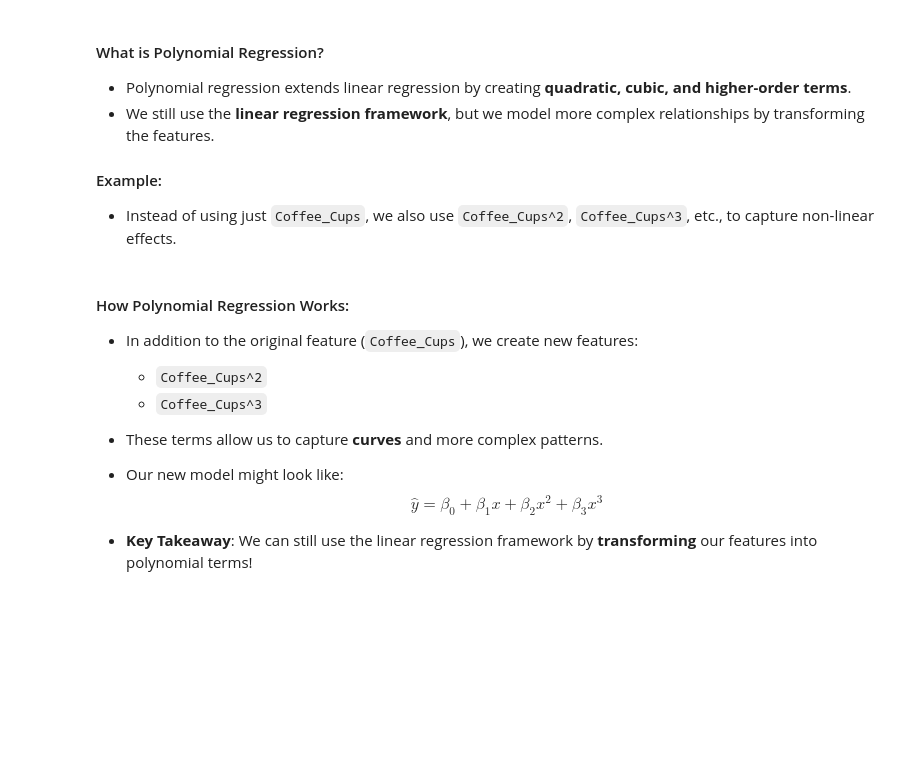
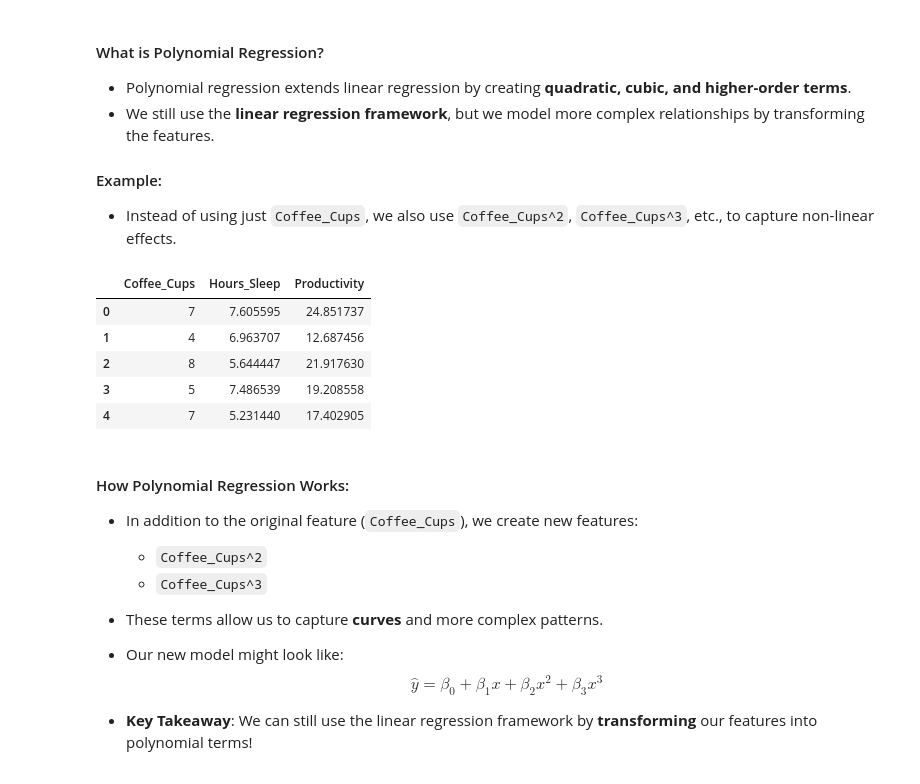
Before and after one commit to sedv8808/LHL_Lectures, a Jupyter notebook: W6D4/W6D4_Intro_to_ML.ipynb, the cells around one changed output. Saved outputs shown, nothing was run; the diff lists cells and outputs as text; code cells hidden in the pictures; blank space fills up the shorter version.

```diff
--- a/W6D4/W6D4_Intro_to_ML.ipynb
+++ b/W6D4/W6D4_Intro_to_ML.ipynb
@@ -452,6 +536,15 @@ $
 
 #### Example:
 - Instead of using just `Coffee_Cups`, we also use `Coffee_Cups^2`, `Coffee_Cups^3`, etc., to capture non-linear effects.
+# %%
+df.head()
+# %% [output]
+|  | Coffee_Cups | Hours_Sleep | Productivity |
+| 0 | 7 | 7.605595 | 24.851737 |
+| 1 | 4 | 6.963707 | 12.687456 |
+| 2 | 8 | 5.644447 | 21.917630 |
+| 3 | 5 | 7.486539 | 19.208558 |
+| 4 | 7 | 5.231440 | 17.402905 |
 # %% [markdown]
 #### How Polynomial Regression Works:
 - In addition to the original feature (`Coffee_Cups`), we create new features:
```
Also changed, not shown: parts of 34 cells of this notebook, 3 other files.
